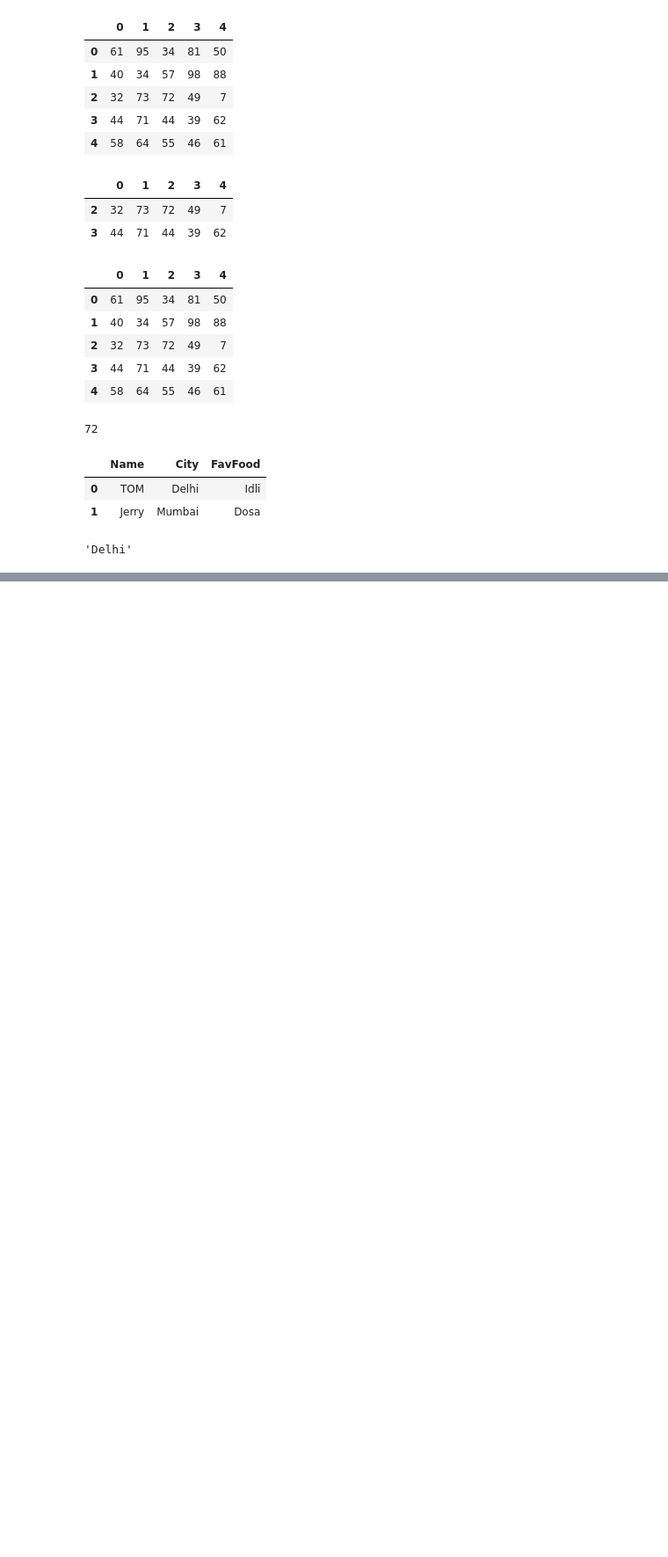
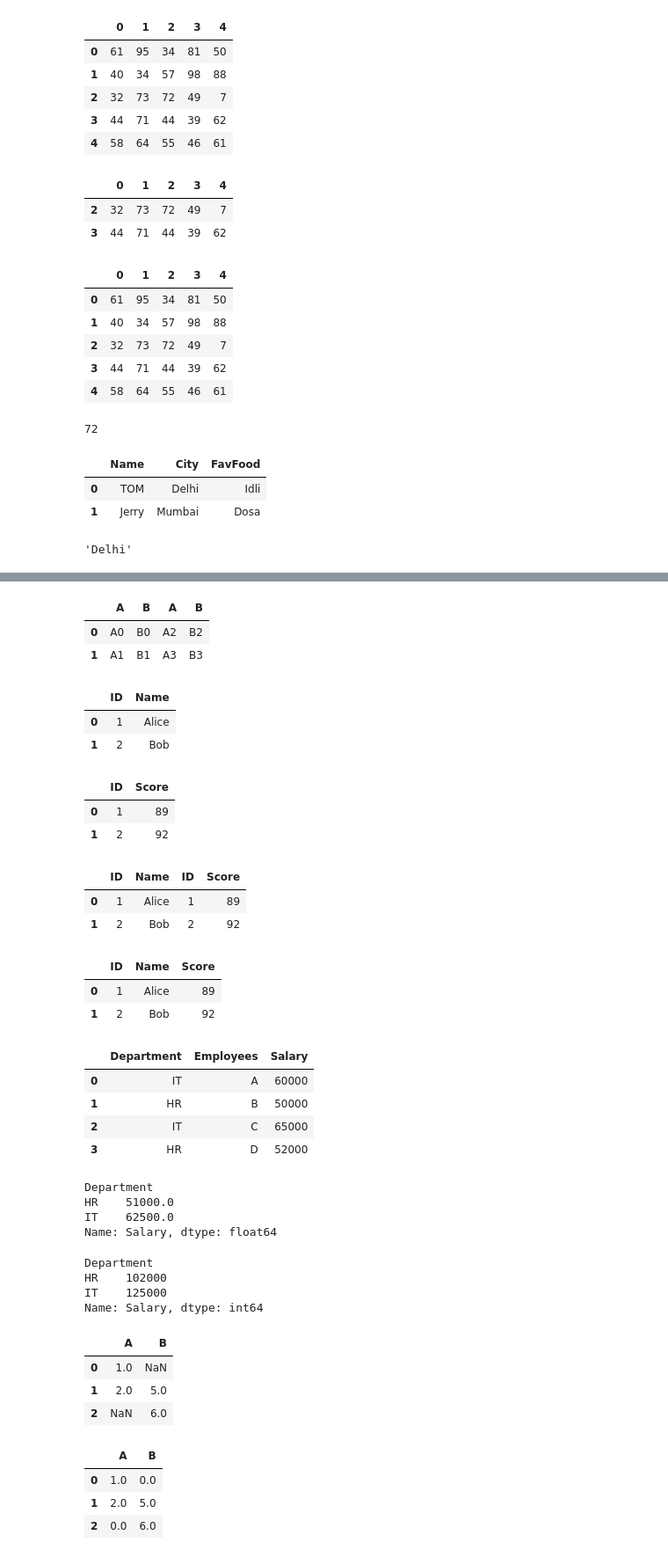
Before and after one commit to omrajsharma/lb-py-may-2025, a Jupyter notebook: pandas.ipynb, the cells around one changed output, grey strips where cells are left out. Shown at 88% size. Cells and saved outputs as stored; diff of their text form; code cells hidden in the pictures; blank space fills up the shorter version.

```diff
--- a/pandas.ipynb
+++ b/pandas.ipynb
@@ -517,0 +599,6 @@ df1.loc[0,'City']
+# %%
+pd.concat([df1, df2], axis = 1)
+# %% [output]
+|  | A | B | A | B |
+| 0 | A0 | B0 | A2 | B2 |
+| 1 | A1 | B1 | A3 | B3 |
@@ -517,0 +608,6 @@ df1.loc[0,'City']
+# %%
+left
+# %% [output]
+|  | ID | Name |
+| 0 | 1 | Alice |
+| 1 | 2 | Bob |
@@ -517,0 +616,47 @@ df1.loc[0,'City']
+# %%
+right
+# %% [output]
+|  | ID | Score |
+| 0 | 1 | 89 |
+| 1 | 2 | 92 |
+# %%
+pd.concat([left, right], axis=1) # not good
+# %% [output]
+|  | ID | Name | ID | Score |
+| 0 | 1 | Alice | 1 | 89 |
+| 1 | 2 | Bob | 2 | 92 |
+# %%
+pd.merge(left, right, on='ID')
+# %% [output]
+|  | ID | Name | Score |
+| 0 | 1 | Alice | 89 |
+| 1 | 2 | Bob | 92 |
+# %%
+# GroupBy
+df = pd.DataFrame({
+    'Department': ['IT', 'HR','IT', 'HR'],
+    'Employees': ['A', 'B', 'C', 'D'],
+    'Salary': [60000, 50000, 65000, 52000]
+})
+# %%
+df
+# %% [output]
+|  | Department | Employees | Salary |
+| 0 | IT | A | 60000 |
+| 1 | HR | B | 50000 |
+| 2 | IT | C | 65000 |
+| 3 | HR | D | 52000 |
+# %%
+df.groupby('Department')['Salary'].mean()
+# %% [output]
+Department
+HR    51000.0
+IT    62500.0
+Name: Salary, dtype: float64
+# %%
+df.groupby('Department')['Salary'].sum()
+# %% [output]
+Department
+HR    102000
+IT    125000
+Name: Salary, dtype: int64
@@ -517,0 +669,14 @@ df1.loc[0,'City']
+# %%
+df
+# %% [output]
+|  | A | B |
+| 0 | 1.0 | NaN |
+| 1 | 2.0 | 5.0 |
+| 2 | NaN | 6.0 |
+# %%
+df.fillna(0)
+# %% [output]
+|  | A | B |
+| 0 | 1.0 | 0.0 |
+| 1 | 2.0 | 5.0 |
+| 2 | 0.0 | 6.0 |
```
Also changed, not shown: parts of 20 cells of this notebook.
